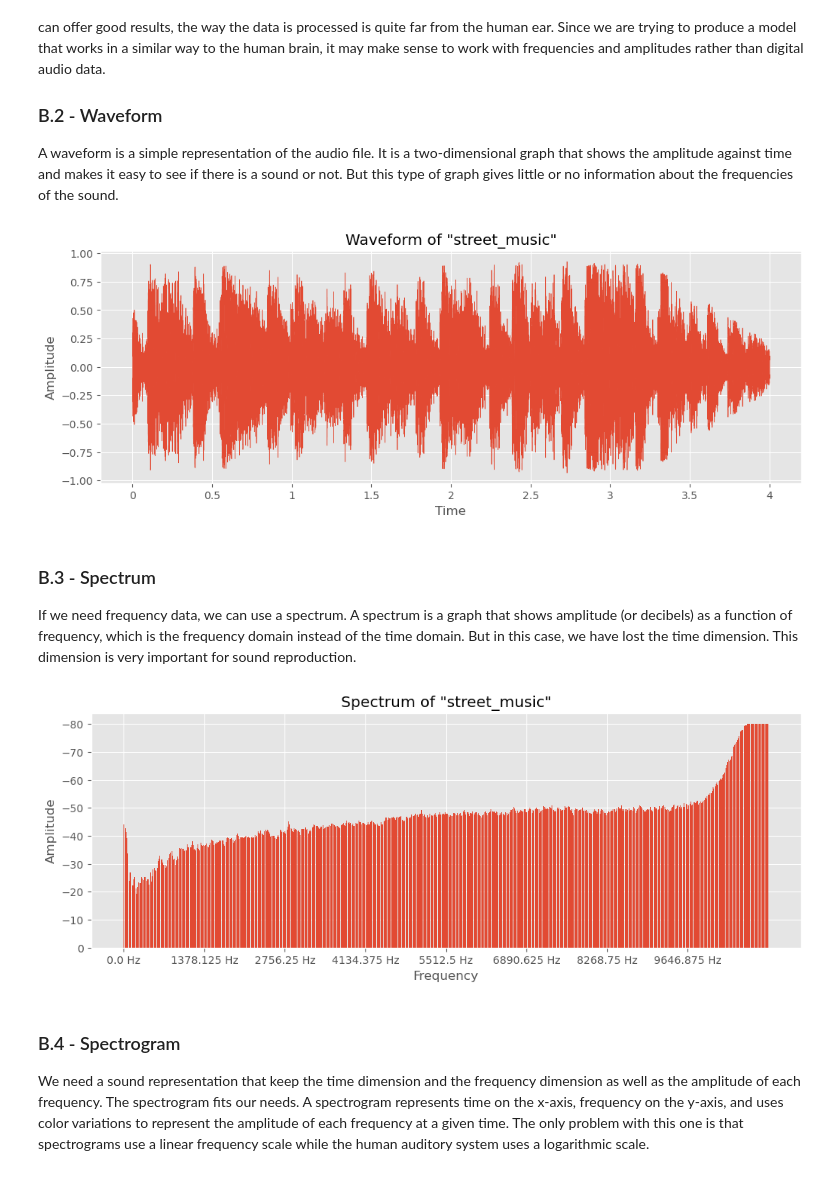
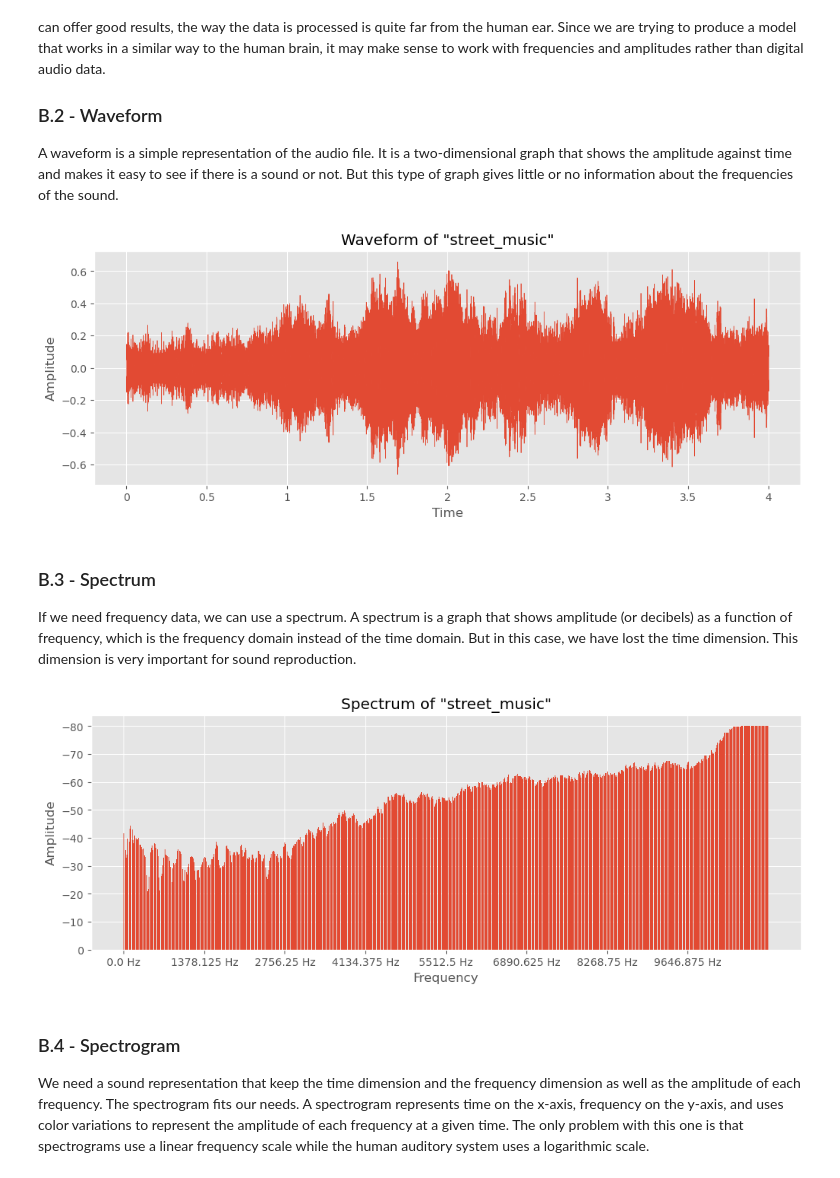
Before and after one commit to EmpireDemocratiqueDuPoulpe/Cours-IA, a Jupyter notebook: 5DEEP/Project/notebooks/en/2-Data_preprocessing.ipynb, the cells around one changed output. Saved outputs shown, nothing was run; the diff lists cells and outputs as text; code cells hidden in the pictures.

```diff
--- a/5DEEP/Project/notebooks/en/2-Data_preprocessing.ipynb
+++ b/5DEEP/Project/notebooks/en/2-Data_preprocessing.ipynb
@@ -104,20 +98,20 @@ A waveform is a simple representation of the audio file. It is a two-dimensional
 # %%
 # Initializing variables for the next graphs
 random_sound = data.sample(n=1).iloc[0]
-random_sound_samples, random_sound_sr = load_audio(fold=random_sound["fold"], file_name=random_sound["slice_file_name"])
+random_sound_samples, random_sound_sr = helpers.urban_df.load_audio(dataset_folder=URBAN_DATASET_FOLDER, fold=random_sound["fold"], file_name=random_sound["slice_file_name"])
 
 
 def plot_waveform(class_name: str, samples: numpy.ndarray, sampling_rate: int, fig_size: tuple[float, float] = (12, 4)) -> None:
     fig, ax = pyplot.subplots(figsize=fig_size)
     _ = librosa.display.waveshow(samples, sr=sampling_rate, ax=ax)
     pyplot.title(f"Waveform of \"{class_name}\"")
     pyplot.ylabel("Amplitude")
     pyplot.show()
 
 
 plot_waveform(class_name=random_sound["class"], samples=random_sound_samples, sampling_rate=random_sound_sr)
 # %% [output]
-[figure, old version]
+[figure, new version]
 # %% [markdown]
 ### B.3 - Spectrum
 If we need frequency data, we can use a spectrum. A spectrum is a graph that shows amplitude (or decibels) as a function of frequency, which is the frequency domain instead of the time domain. But in this case, we have lost the time dimension. This dimension is very important for sound reproduction.
@@ -146,7 +140,7 @@ def plot_spectrum(class_name: str, samples: numpy.ndarray, sampling_rate: int, n
 
 plot_spectrum(class_name=random_sound["class"], samples=random_sound_samples, sampling_rate=random_sound_sr)
 # %% [output]
-[figure, old version]
+[figure, new version]
 # %% [markdown]
 ### B.4 - Spectrogram
 We need a sound representation that keep the time dimension and the frequency dimension as well as the amplitude of each frequency. The spectrogram fits our needs. A spectrogram represents time on the x-axis, frequency on the y-axis, and uses color variations to represent the amplitude of each frequency at a given time. The only problem with this one is that spectrograms use a linear frequency scale while the human auditory system uses a logarithmic scale.
```
Also changed, not shown: parts of 10 cells of this notebook, 6 other files.
